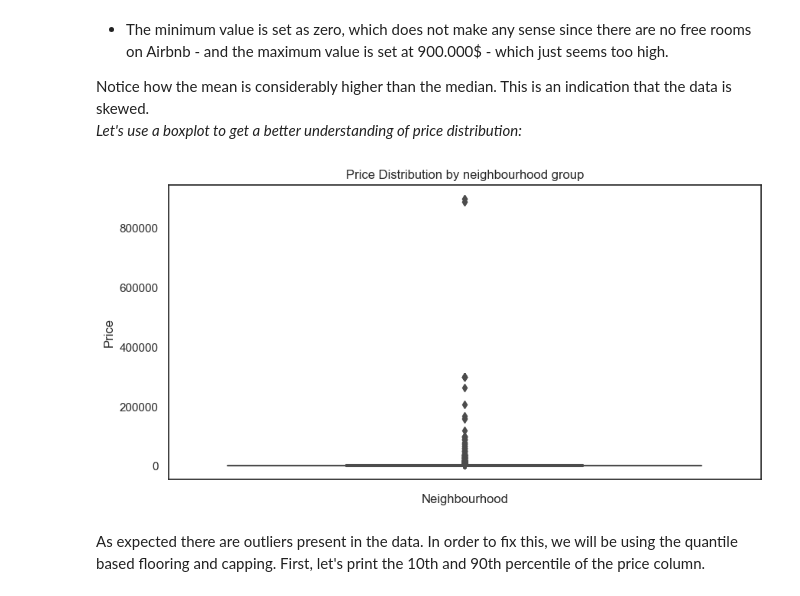
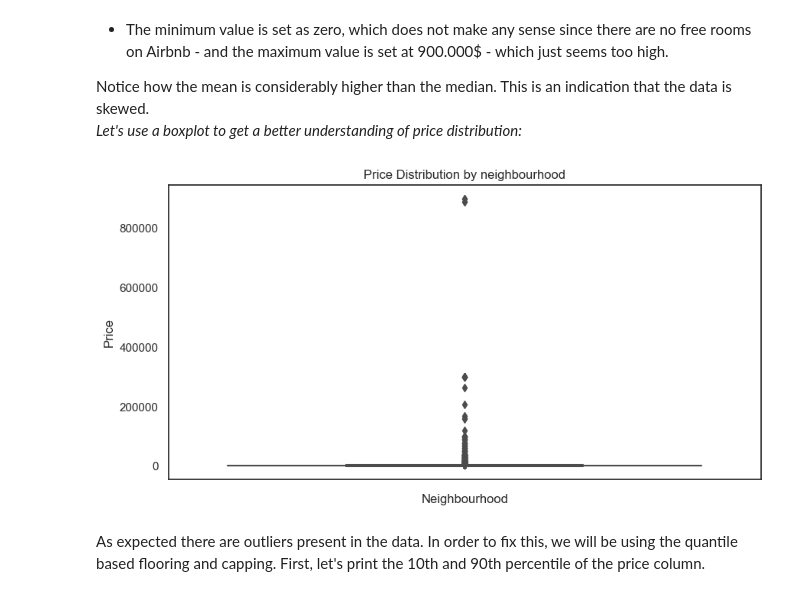
Before and after one commit to KieTuaNguyen/Hakathon, a Jupyter notebook: Hakathon2022.ipynb, the cells around one changed output. Saved outputs shown, nothing was run; the diff lists cells and outputs as text; code cells hidden in the pictures.

```diff
--- a/Hakathon2022.ipynb
+++ b/Hakathon2022.ipynb
@@ -362,14 +377,14 @@ _Let's use a boxplot to get a better understanding of price distribution:_
 # %%
 #Plotting the boxplot of the price data.
 plt.figure(figsize=(10, 5))
 ax = sns.boxplot(y='price', data=airbnb_data_new).set_title(
-    'Price Distribution by neighbourhood group')
+    'Price Distribution by neighbourhood')
 sns.set_theme(style='white')
 plt.xlabel('Neighbourhood')
 plt.ylabel('Price')
 plt.show()
 # %% [output]
-[figure, old version]
+[figure, new version]
 # %% [markdown]
 As expected there are outliers present in the data. In order to fix this, we will be using the quantile based flooring and capping.
 First, let's print the 10th and 90th percentile of the price column.
```
Also changed, not shown: parts of 8 cells of this notebook.
